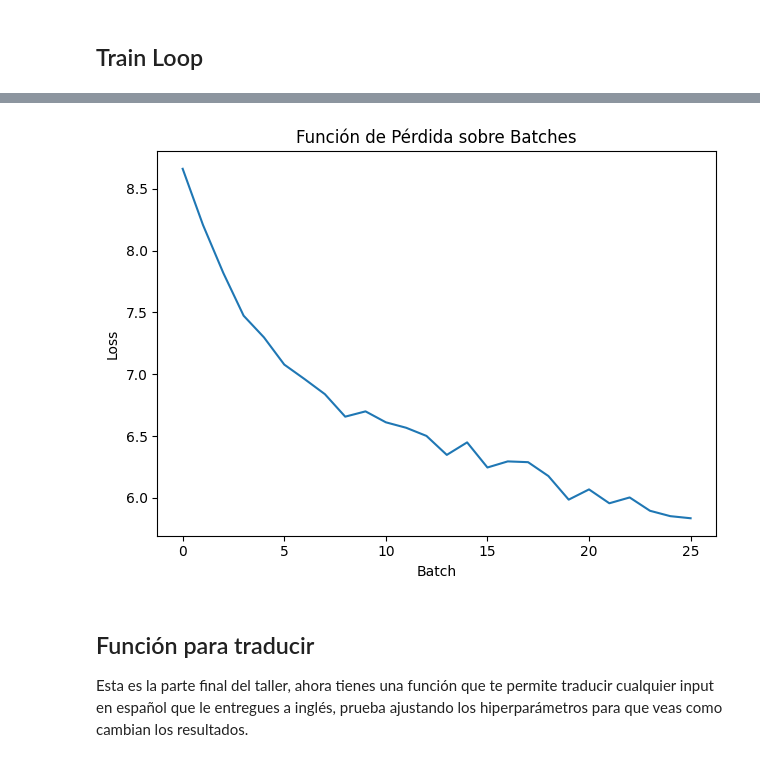
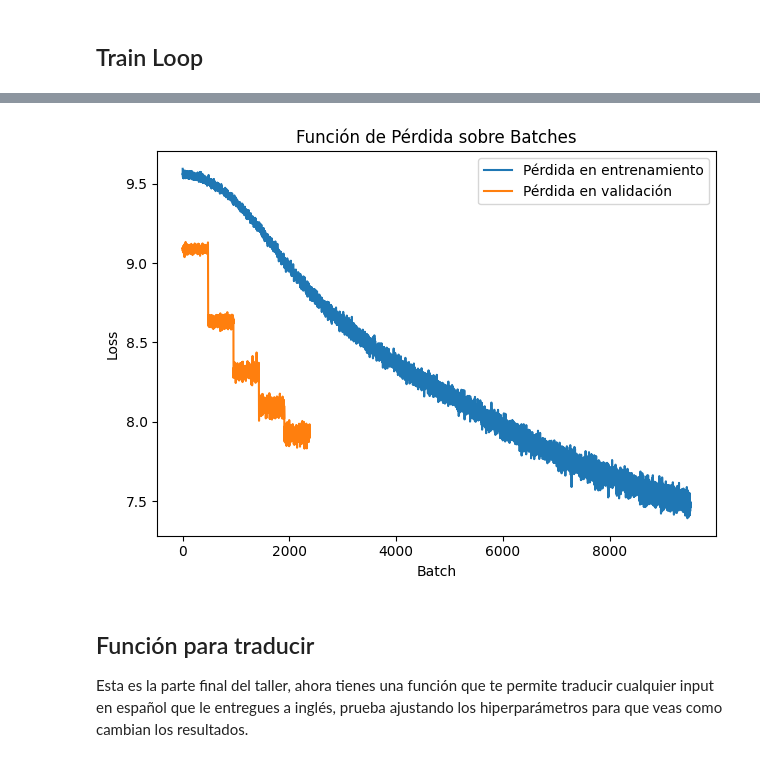
Before and after one commit to IvanDaGomez/chatGPTDesdeCero, a Jupyter notebook: chatGPTFromScratch.ipynb, the cells around one changed output, grey strips where cells are left out. Drawn from its saved outputs; the diff is of its cells as text; code cells hidden in the pictures.

```diff
--- a/chatGPTFromScratch.ipynb
+++ b/chatGPTFromScratch.ipynb
@@ -841,11 +843,23 @@ transformer = Transformer(d_model,
                           ).to(device)
 # %%
 # Tokenize sentences
-tokenized_spanish = torch.tensor([pad_sequence(tokenize(sentence, VOCAB['spanish']), MAX_SEQUENCE_LENGTH, VOCAB['spanish'][PADDING_TOKEN]) for sentence in languages_df['spanish']])
-tokenized_english = torch.tensor([pad_sequence(tokenize(sentence, VOCAB['english']), MAX_SEQUENCE_LENGTH, VOCAB['english'][PADDING_TOKEN]) for sentence in languages_df['english']])
-print(tokenized_spanish.shape)
+tokenized_spanish = [pad_sequence(tokenize(sentence, VOCAB['spanish']), MAX_SEQUENCE_LENGTH, VOCAB['spanish'][PADDING_TOKEN]) for sentence in languages_df['spanish']]
+tokenized_english = [pad_sequence(tokenize(sentence, VOCAB['english']), MAX_SEQUENCE_LENGTH, VOCAB['english'][PADDING_TOKEN]) for sentence in languages_df['english']]
+
+threshold = int(len(tokenized_english) * 0.8)
+train_spanish = torch.tensor(tokenized_spanish[:threshold])
+train_english = torch.tensor(tokenized_english[:threshold])
+test_spanish = torch.tensor(tokenized_spanish[threshold:])
+test_english = torch.tensor(tokenized_english[threshold:])
+
+
 train_loader = DataLoader(
-    list(zip(tokenized_spanish, tokenized_english)),
+    list(zip(train_spanish, train_english)),
+    batch_size=BATCH_SIZE,
+    shuffle=True
+)
+test_loader = DataLoader(
+    list(zip(test_spanish, test_english)),
     batch_size=BATCH_SIZE,
     shuffle=True
 )
@@ -876,0 +900,16 @@ optim = torch.optim.Adam(transformer.parameters(), lr=1e-4)
+# %%
+from torch.optim.lr_scheduler import LambdaLR
+
+# Definir parámetros
+warmup_steps = 4000  # puedes ajustar según dataset
+
+def lr_lambda(step):
+    if step == 0:
+        step = 1
+    return (d_model ** -0.5) * min(step ** -0.5, step * (warmup_steps ** -1.5))
+
+# Optimizer
+optim = torch.optim.AdamW(transformer.parameters(), lr=3e-4, betas=(0.9, 0.98))
+
+# Scheduler
+scheduler = LambdaLR(optim, lr_lambda=lr_lambda)
@@ -877,3 +918,8 @@ optim = torch.optim.Adam(transformer.parameters(), lr=1e-4)
+# %%
+if os.path.exists('./checkpoint.pt'):
+  state_dict = torch.load('./checkpoint.pt', map_location='cuda')
+  transformer.load_state_dict(state_dict)
+  print('Modelo cargado')
 # %% [markdown]
 ## Train Loop
 # %%
@@ -930,12 +1047,14 @@ KeyboardInterrupt:
 # %%
 plt.plot(losses, label='Pérdida en entrenamiento')
+plt.plot(val_losses, label='Pérdida en validación')
 plt.xlabel('Batch')
 plt.ylabel('Loss')
 plt.title('Función de Pérdida sobre Batches')
 plt.tight_layout()
+plt.legend()
 plt.show()
 # %% [output]
-[figure, old version]
+[figure, new version]
 # %%
 # Guardar solo los pesos
 torch.save(transformer.state_dict(), "transformer_entrenado.pth")
```
Also changed, not shown: parts of 10 cells of this notebook.
